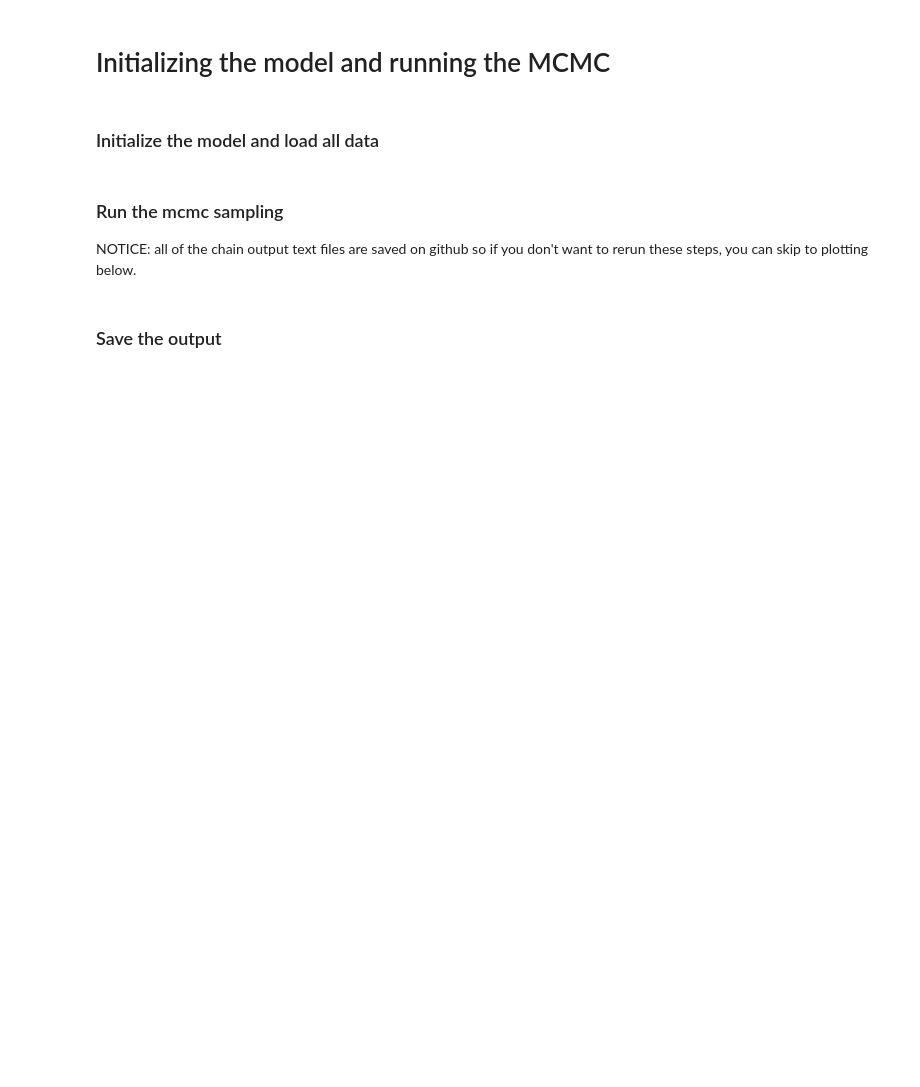
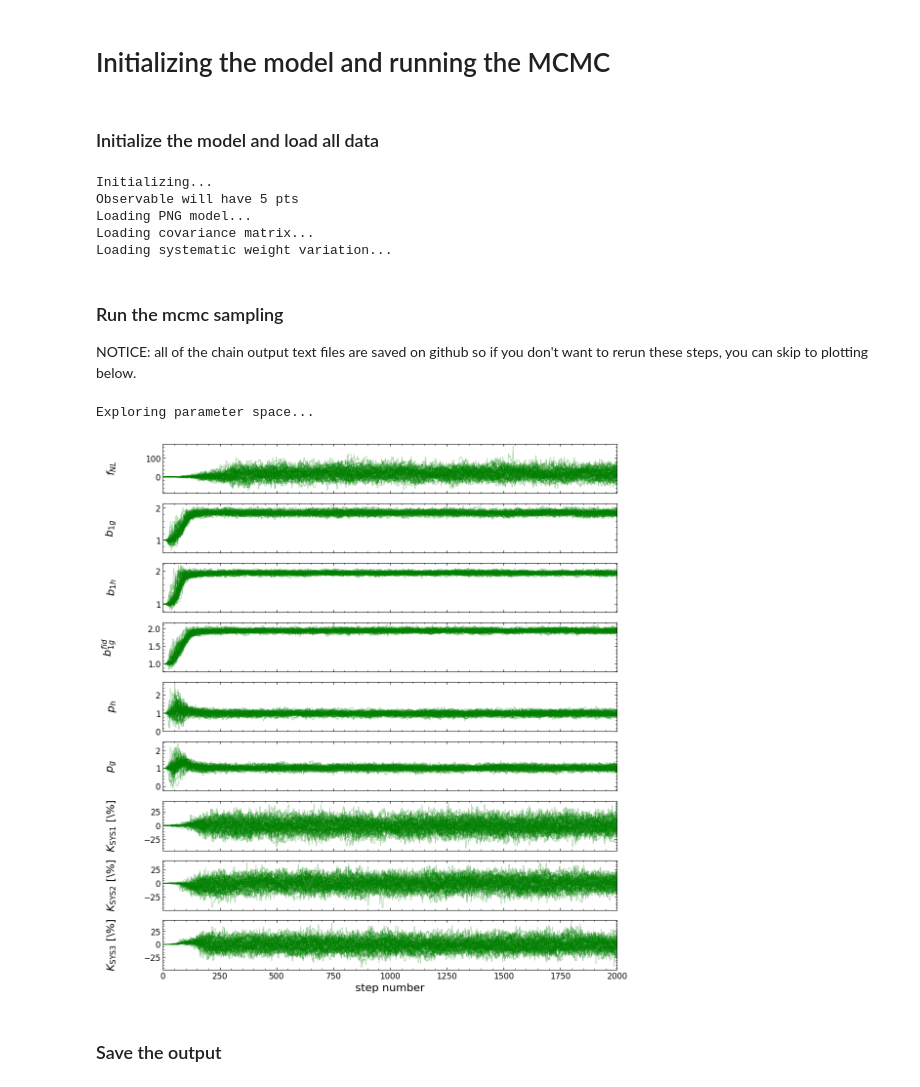
Before and after one commit to Hugh-Randall/MCMC_chain_code, a Jupyter notebook: example.ipynb, the cells around one changed output. Saved outputs shown, nothing was run; the diff lists cells and outputs as text; code cells hidden in the pictures; blank space fills up the shorter version.

```diff
--- a/example.ipynb
+++ b/example.ipynb
@@ -12,9 +13,9 @@ from codes.PNGmodel import PNGmodel
 # %%
 mod = PNGmodel(fid_corr = './inputs/abacus_averaged_fiducial_wts_fixed.fits',
                cov_pkg = './inputs/EZ_mock_covariance_matrix.npy',
-               math_model = 'DR2',
-               # exclude=['xi2','xi4'],
-               # s_max=380,
+               math_model = Y1,
+               exclude=['xi2','xi4'],
+               s_max=70,
                s_cutwindow = [90, 130])
 
 mod.load_PNG_model(png_quadfits_files = ['./inputs/quadfits_LRG_FastPM_Y3_fnl_xi0.csv',
@@ -32,6 +33,12 @@ mod.load_photo_vary_fits(pkg_set1 = ['./inputs/quadfits_LRG_abacus_Y1_Ksys_SGC_x
                          pkg_set3 = ['./inputs/quadfits_LRG_abacus_Y1_Ksys_MZLS_xi0.csv',
                                      './inputs/quadfits_LRG_abacus_Y1_Ksys_MZLS_xi2.csv',
                                      './inputs/quadfits_LRG_abacus_Y1_Ksys_MZLS_xi4.csv'])
+# %% [output]
+Initializing...
+Observable will have 5 pts
+Loading PNG model...
+Loading covariance matrix...
+Loading systematic weight variation...
 # %% [markdown]
 ### Run the mcmc sampling
 
@@ -39,22 +46,25 @@ NOTICE: all of the chain output text files are saved on github so if you don't w
 # %%
 mod.test_model_base_pars(min_type = 'data',
                          poi_hard_lims = ((-250,250),(0.5,4)),
                          gauss_priors = ((1.94,0.04),(1.94,0.04),(1,0.1),(1,0.1)),
                          Psys1_gauss_prior = (0,10),
                          Psys2_gauss_prior = (0,10),
                          Psys3_gauss_prior = (0,10),
                          z_eff = 0.780, # v1.5 0.780, nbody png 0.787
                          Om_m0_g = 0.315,
                          z_fid = 0.776,
                          zhalo = 0.787, # box 0.819, y3 0.787
                          Om_m0_h = 0.3089, #
                          nwalkers = 75, #50
-                         nsteps = 20000, # Should default to 20000, set to 2000 for code testing
+                         nsteps = 2000, # Should default to 20000, set to 2000 for code testing
                          plt_color = 'green',
                          fname = None,
                          # poi_toy = (0,1.8), nuiss_toy = (1.8, 1.8, 1, 1), Psys1_toy = 0, Psys2_toy = 0, Psys3_toy = 0,
                          data_obs = f'./inputs/Y1_LRG_correlations_v1.5_.fits',
                          plt_out = True)
+# %% [output]
+Exploring parameter space...
+[figure, added]
 # %% [markdown]
 ### Save the output
 # %%
```
Also changed, not shown: parts of 2 cells of this notebook, 17 other files.
